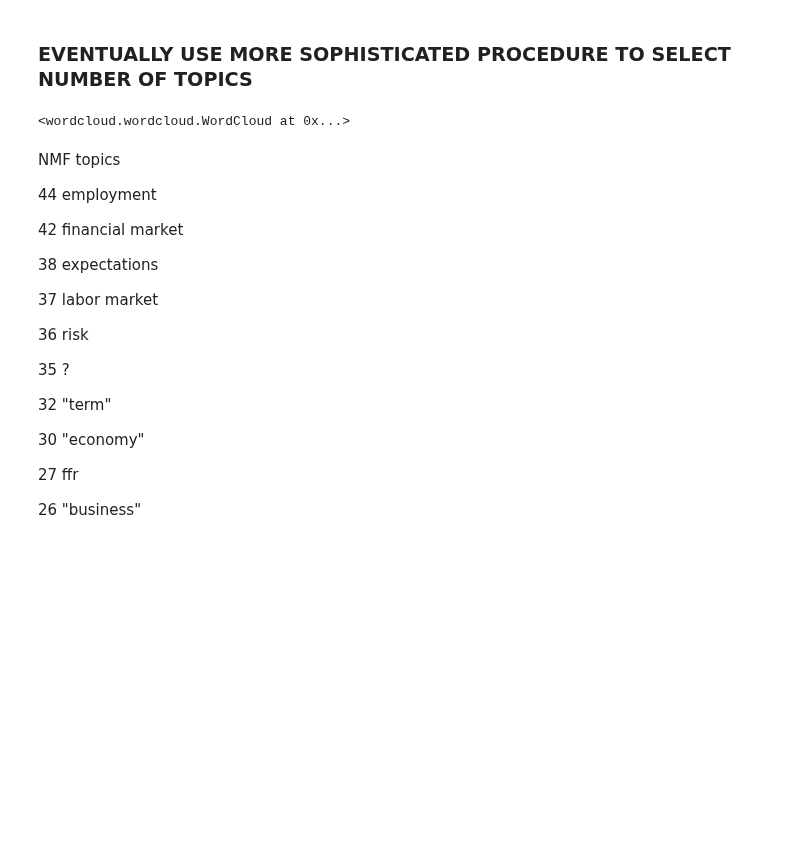
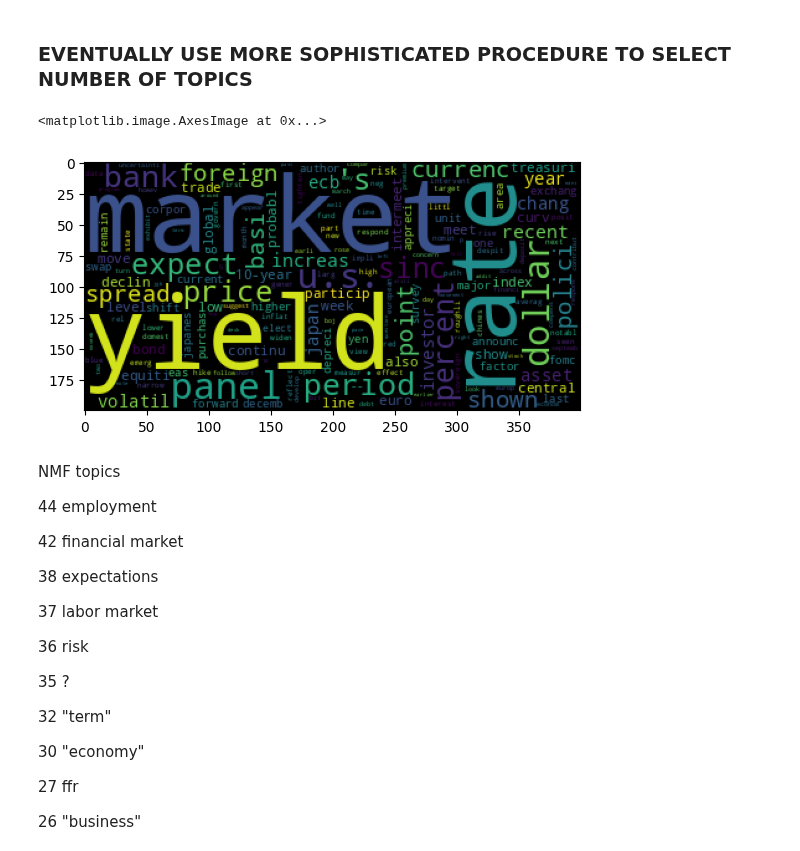
Before and after one commit to bendurham441/fed-nlp, a Jupyter notebook: topic_modelling.ipynb, the cells around one changed output. Cells and saved outputs as stored; diff of their text form; code cells hidden in the pictures; blank space fills up the shorter version.

```diff
--- a/topic_modelling.ipynb
+++ b/topic_modelling.ipynb
@@ -19,12 +19,14 @@ stemmer = PorterStemmer()
 # sdf = pd.read_csv('transcripts/speeches.csv', index_col=0)
 # tdf = pd.read_csv('transcripts/transcripts_sents.csv', index_col=0)
 # sdf = pd.read_csv('transcripts/speech_sents.csv', index_col=0)
-tdf = pd.read_csv('transcripts_enhanced.csv')
-sdf = pd.read_csv('speeches_enhanced.csv')
+# tdf = pd.read_csv('transcripts_enhanced.csv')
+# sdf = pd.read_csv('speeches_enhanced.csv')
+
+tdf = pd.read_csv('speaker_grouped.csv')
 # %%
 sdf['tokens'] = sdf['text_enhanced'].apply(lambda x: utils.process(x, stemmer=stemmer))
 # %%
-tdf['tokens'] = tdf['text_enhanced'].apply(lambda x : utils.process(x, stemmer=stemmer))
+tdf['tokens'] = tdf['content'].apply(lambda x : utils.process(x, stemmer=stemmer))
 # %%
 texts = tdf['tokens'].tolist() # + sdf['tokens'].tolist()
 # %%
@@ -43,5 +45,5 @@ def coherence_compare(corpus, start, stop, step):
         print(cm.get_coherence())
 coherence_compare(corpus, 2, 4, 3)
 # %%
-ldamodel = LdaModel(corpus, num_topics=45, id2word=dictionary, passes=1, random_state=0, minimum_probability=0)
+ldamodel = LdaModel(corpus, num_topics=40, id2word=dictionary, passes=5, random_state=0, minimum_probability=0)
 # %%
@@ -49,7 +51,8 @@ nmf = Nmf(corpus, id2word=dictionary, num_topics=45, random_state=0, minimum_pro
 # %%
-WordCloud(background_color='white').fit_words(dict(ldamodel.show_topic(4, 200))).to_file('image.png')
+plt.imshow(WordCloud().fit_words(dict(ldamodel.show_topic(27, 200))))
 # %% [output]
-<wordcloud.wordcloud.WordCloud at 0x...>
+<matplotlib.image.AxesImage at 0x...>
+[figure, added]
 # %% [markdown]
 NMF topics
 
```
Also changed, not shown: parts of 1 cell of this notebook.
